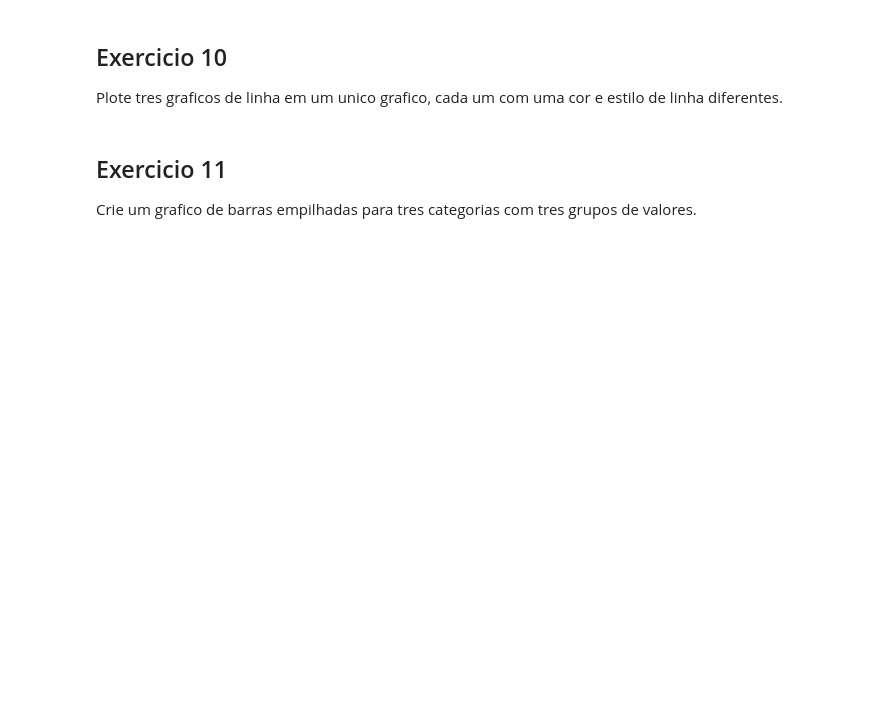
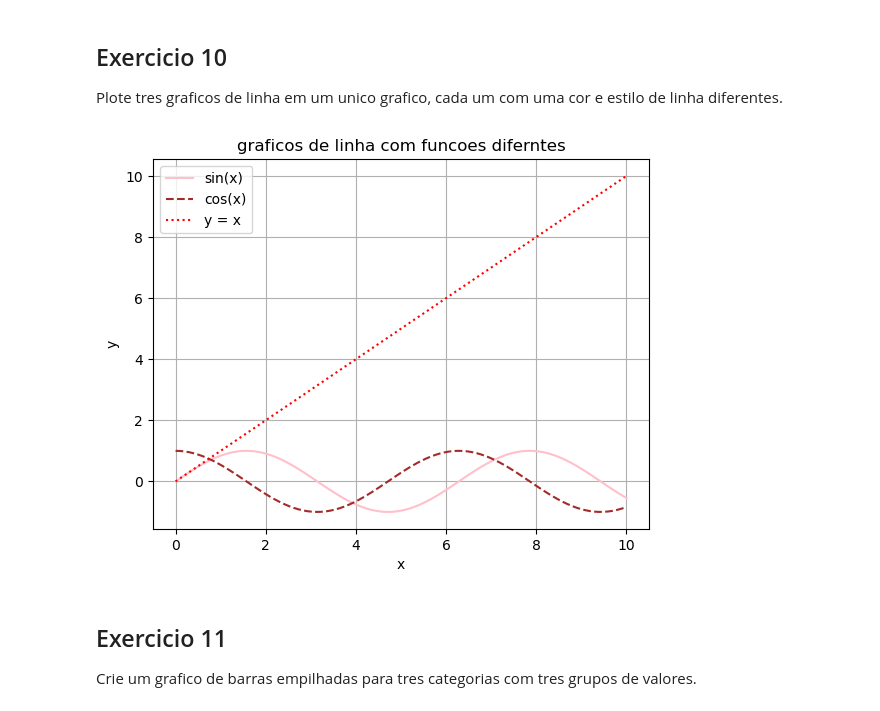
Before and after one commit to pecosta23/IaUmcFabiano, a Jupyter notebook: Exercicios_LibsPython_PedroCosta_06C.ipynb, the cells around one changed output. Saved outputs shown, nothing was run; the diff lists cells and outputs as text; code cells hidden in the pictures; blank space fills up the shorter version.

```diff
--- a/Exercicios_LibsPython_PedroCosta_06C.ipynb
+++ b/Exercicios_LibsPython_PedroCosta_06C.ipynb
@@ -1306,6 +1306,26 @@ plt.show()
 ## Exercicio 10
 
 Plote tres graficos de linha em um unico grafico, cada um com uma cor e estilo de linha diferentes.
+# %%
+x = np.linspace(0, 10, 100)
+
+y1 = np.sin(x)
+y2 = np.cos(x)
+y3 = x
+
+plt.plot(x, y1, color="pink", linestyle="-", label="sin(x)")
+plt.plot(x, y2, color="brown", linestyle="--", label="cos(x)")
+plt.plot(x, y3, color="red", linestyle=":", label="y = x")
+
+plt.title("graficos de linha com funcoes diferntes")
+plt.xlabel("x")
+plt.ylabel("y")
+plt.grid(True)
+plt.legend()
+
+plt.show()
+# %% [output]
+[figure, added]
 # %% [markdown]
 ## Exercicio 11
 
```
Also changed, not shown: parts of 8 cells of this notebook, 3 other files.
